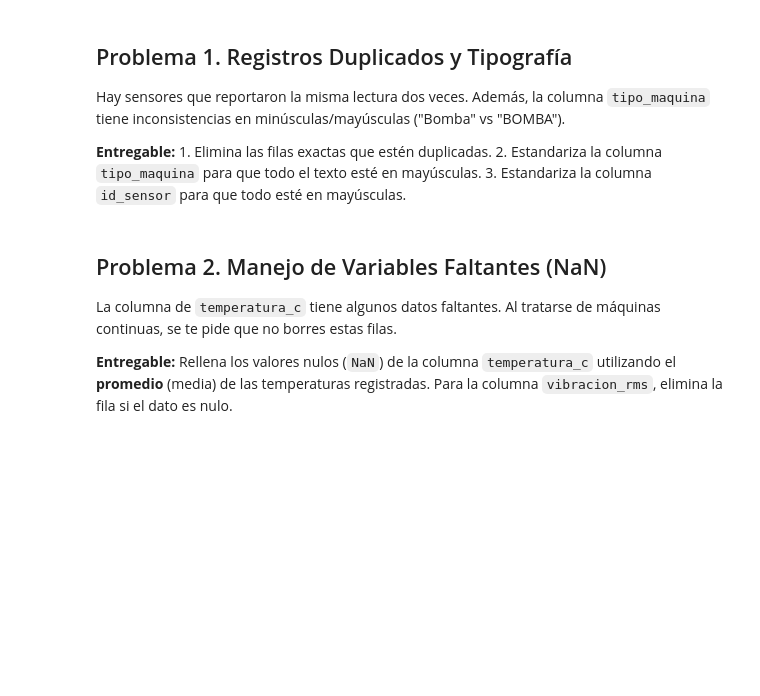
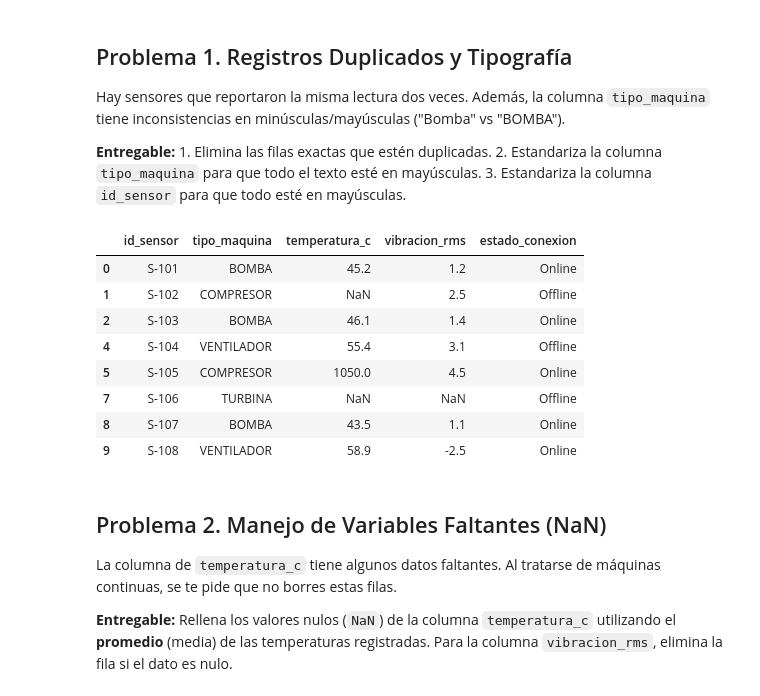
Before and after one commit to Samu24042/CienciaDeDatos, a Jupyter notebook: icd_taller5_limpieza_datos.ipynb, the cells around one changed output. Drawn from its saved outputs; the diff is of its cells as text; code cells hidden in the pictures; blank space fills up the shorter version.

```diff
--- a/icd_taller5_limpieza_datos.ipynb
+++ b/icd_taller5_limpieza_datos.ipynb
@@ -186,3 +278,21 @@ Hay sensores que reportaron la misma lectura dos veces. Además, la columna `tip
+# %%
+# --- CÓDIGO PROBLEMA 1 ---
+
+df_sensores = df_sensores.drop_duplicates()
+df_sensores["tipo_maquina"] = df_sensores["tipo_maquina"].str.upper()
+df_sensores["id_sensor"] = df_sensores["id_sensor"].str.upper()
+
+display(df_sensores)
+# %% [output]
+|  | id_sensor | tipo_maquina | temperatura_c | vibracion_rms | estado_conexion |
+| 0 | S-101 | BOMBA | 45.2 | 1.2 | Online |
+| 1 | S-102 | COMPRESOR | NaN | 2.5 | Offline |
+| 2 | S-103 | BOMBA | 46.1 | 1.4 | Online |
+| 4 | S-104 | VENTILADOR | 55.4 | 3.1 | Offline |
+| 5 | S-105 | COMPRESOR | 1050.0 | 4.5 | Online |
+| 7 | S-106 | TURBINA | NaN | NaN | Offline |
+| 8 | S-107 | BOMBA | 43.5 | 1.1 | Online |
+| 9 | S-108 | VENTILADOR | 58.9 | -2.5 | Online |
 # %% [markdown]
 ## Problema 2. Manejo de Variables Faltantes (NaN)
 La columna de `temperatura_c` tiene algunos datos faltantes. Al tratarse de máquinas continuas, se te pide que no borres estas filas.
```
Also changed, not shown: parts of 15 cells of this notebook.
